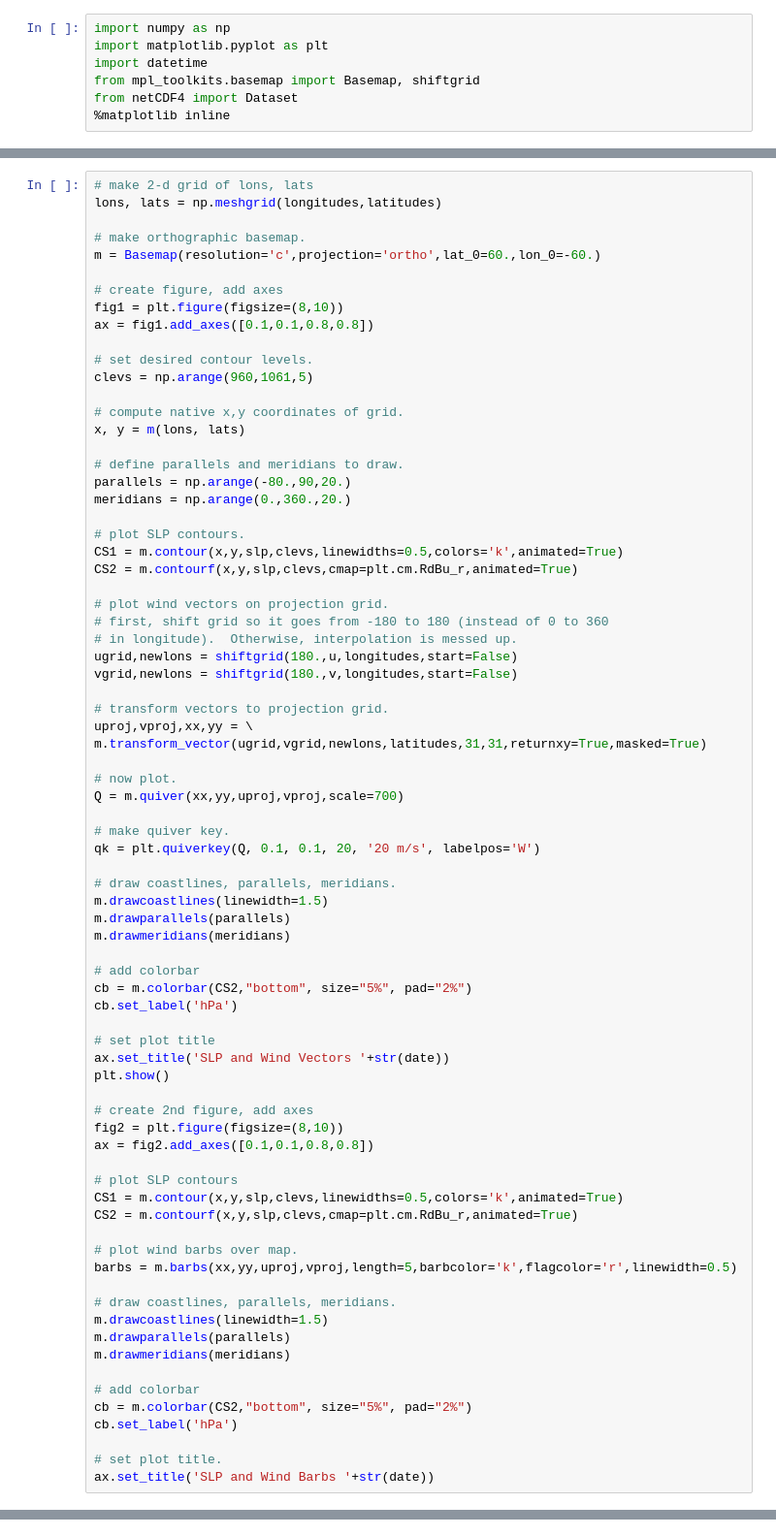
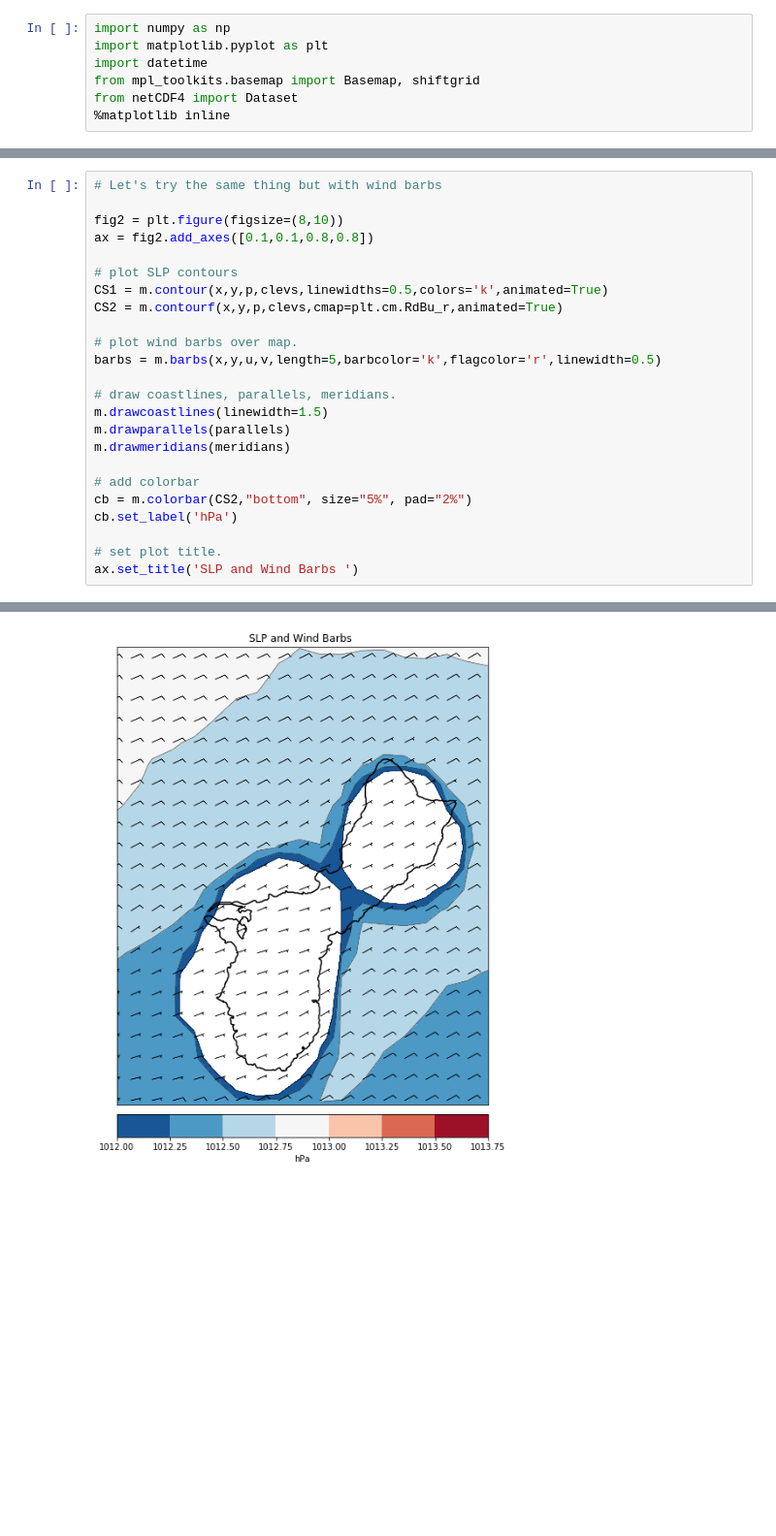
Before and after one commit to jpotemra/OCN-463, a Jupyter notebook: 18_Wind.ipynb, the cells around one changed output, grey strips where cells are left out. Shown: that part at 97% size. Drawn from its saved outputs; the diff is of its cells as text; blank space fills up the shorter version.

```diff
--- a/18_Wind.ipynb
+++ b/18_Wind.ipynb
@@ -60,67 +67,15 @@ CS2 = m.contourf(x,y,slp,clevs,cmap=plt.cm.RdBu_r,animated=True)
 # %%
-# make 2-d grid of lons, lats
-lons, lats = np.meshgrid(longitudes,latitudes)
+# Let's try the same thing but with wind barbs
 
-# make orthographic basemap.
-m = Basemap(resolution='c',projection='ortho',lat_0=60.,lon_0=-60.)
-
-# create figure, add axes
-fig1 = plt.figure(figsize=(8,10))
-ax = fig1.add_axes([0.1,0.1,0.8,0.8])
-
-# set desired contour levels.
-clevs = np.arange(960,1061,5)
-
-# compute native x,y coordinates of grid.
-x, y = m(lons, lats)
-
-# define parallels and meridians to draw.
-parallels = np.arange(-80.,90,20.)
-meridians = np.arange(0.,360.,20.)
-
-# plot SLP contours.
-CS1 = m.contour(x,y,slp,clevs,linewidths=0.5,colors='k',animated=True)
-CS2 = m.contourf(x,y,slp,clevs,cmap=plt.cm.RdBu_r,animated=True)
-
-# plot wind vectors on projection grid.
-# first, shift grid so it goes from -180 to 180 (instead of 0 to 360
-# in longitude).  Otherwise, interpolation is messed up.
-ugrid,newlons = shiftgrid(180.,u,longitudes,start=False)
-vgrid,newlons = shiftgrid(180.,v,longitudes,start=False)
-
-# transform vectors to projection grid.
-uproj,vproj,xx,yy = \
-m.transform_vector(ugrid,vgrid,newlons,latitudes,31,31,returnxy=True,masked=True)
-
-# now plot.
-Q = m.quiver(xx,yy,uproj,vproj,scale=700)
-
-# make quiver key.
-qk = plt.quiverkey(Q, 0.1, 0.1, 20, '20 m/s', labelpos='W')
-
-# draw coastlines, parallels, meridians.
-m.drawcoastlines(linewidth=1.5)
-m.drawparallels(parallels)
-m.drawmeridians(meridians)
-
-# add colorbar
-cb = m.colorbar(CS2,"bottom", size="5%", pad="2%")
-cb.set_label('hPa')
-
-# set plot title
-ax.set_title('SLP and Wind Vectors '+str(date))
-plt.show()
-
-# create 2nd figure, add axes
 fig2 = plt.figure(figsize=(8,10))
 ax = fig2.add_axes([0.1,0.1,0.8,0.8])
 
 # plot SLP contours
-CS1 = m.contour(x,y,slp,clevs,linewidths=0.5,colors='k',animated=True)
-CS2 = m.contourf(x,y,slp,clevs,cmap=plt.cm.RdBu_r,animated=True)
+CS1 = m.contour(x,y,p,clevs,linewidths=0.5,colors='k',animated=True)
+CS2 = m.contourf(x,y,p,clevs,cmap=plt.cm.RdBu_r,animated=True)
 
 # plot wind barbs over map.
-barbs = m.barbs(xx,yy,uproj,vproj,length=5,barbcolor='k',flagcolor='r',linewidth=0.5)
+barbs = m.barbs(x,y,u,v,length=5,barbcolor='k',flagcolor='r',linewidth=0.5)
 
 # draw coastlines, parallels, meridians.
 m.drawcoastlines(linewidth=1.5)
@@ -132,5 +87,5 @@ cb = m.colorbar(CS2,"bottom", size="5%", pad="2%")
 cb.set_label('hPa')
 
 # set plot title.
-ax.set_title('SLP and Wind Barbs '+str(date))
+ax.set_title('SLP and Wind Barbs ')
 # %% [output]
@@ -137,0 +93 @@ NameError: name 'np' is not defined
+[figure, added]
```
Also changed, not shown: parts of 8 cells of this notebook.
